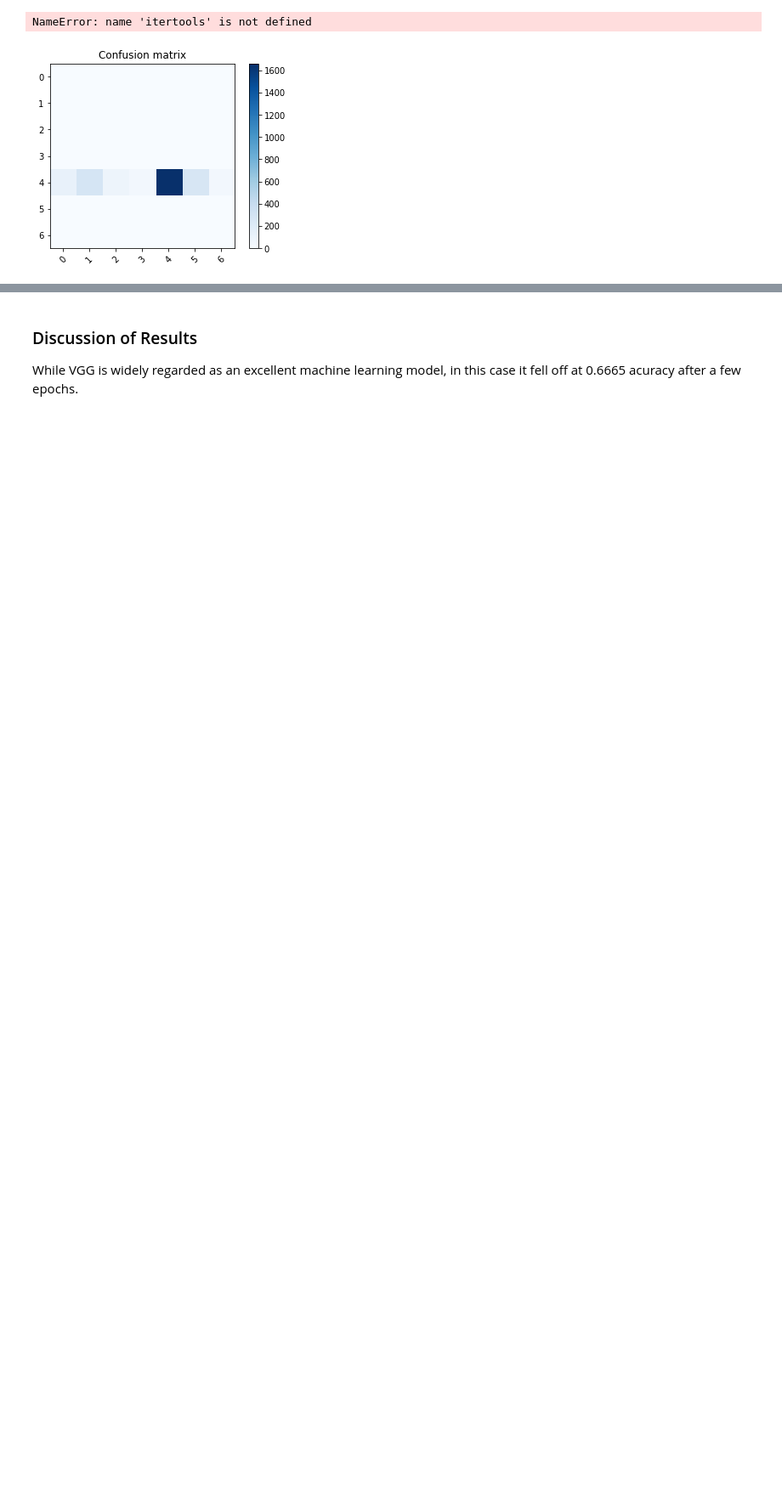
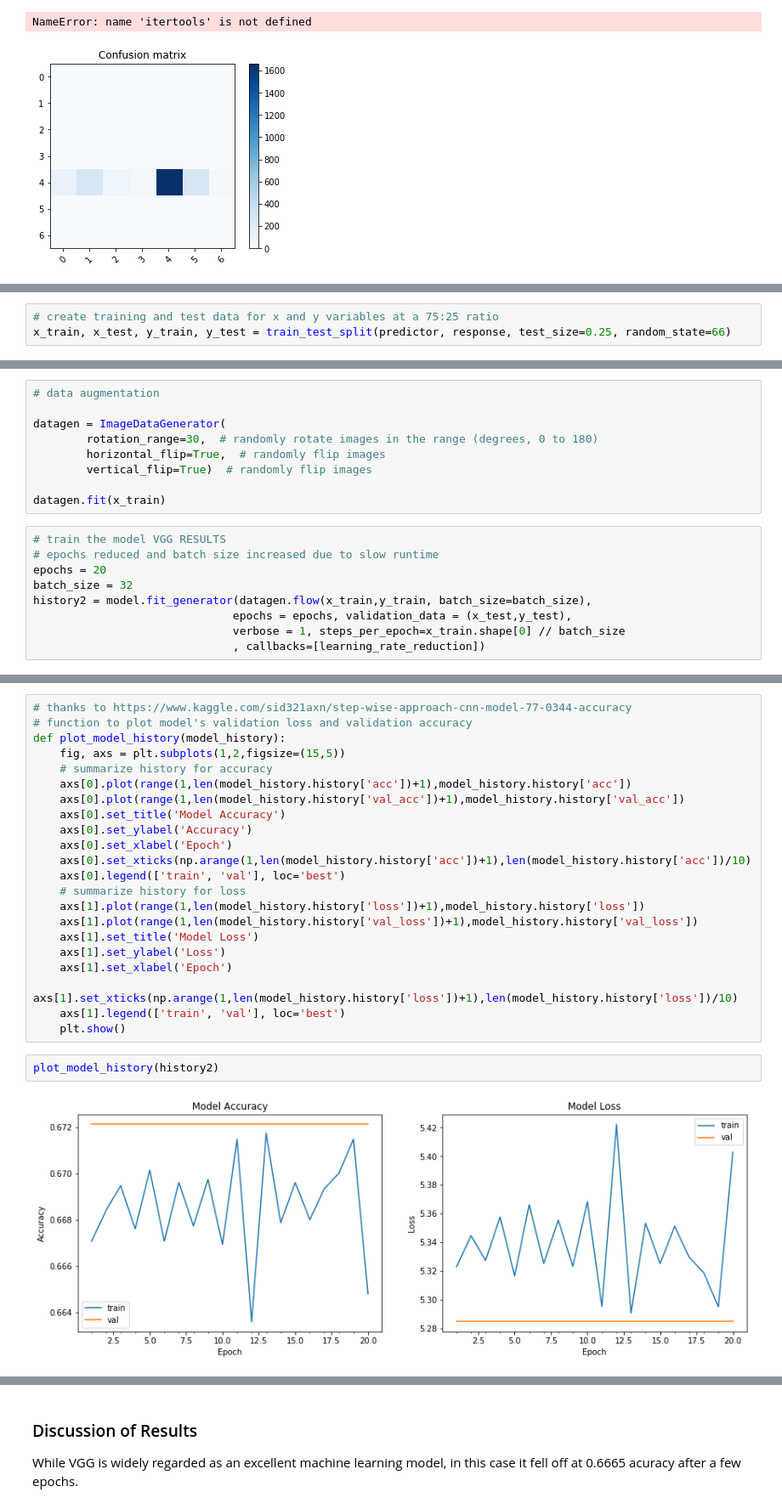
Before and after one commit to b-scott/Machine-Learning-Extended-Technical-Project, a Jupyter notebook: mletp/src/MachineLearningCode.ipynb, the cells around one changed output, grey strips where cells are left out. Shown at 85% size. Cells and saved outputs as stored; diff of their text form; blank space fills up the shorter version.

```diff
--- a/mletp/src/MachineLearningCode.ipynb
+++ b/mletp/src/MachineLearningCode.ipynb
@@ -558,0 +500,3 @@ print(y_train)
+# %%
+# create training and test data for x and y variables at a 75:25 ratio
+x_train, x_test, y_train, y_test = train_test_split(predictor, response, test_size=0.25, random_state=66)
@@ -558,0 +579,18 @@ print(y_train)
+# %%
+# data augmentation
+
+datagen = ImageDataGenerator(
+        rotation_range=30,  # randomly rotate images in the range (degrees, 0 to 180)
+        horizontal_flip=True,  # randomly flip images
+        vertical_flip=True)  # randomly flip images
+
+datagen.fit(x_train)
+# %%
+# train the model VGG RESULTS
+# epochs reduced and batch size increased due to slow runtime
+epochs = 20
+batch_size = 32
+history2 = model.fit_generator(datagen.flow(x_train,y_train, batch_size=batch_size),
+                              epochs = epochs, validation_data = (x_test,y_test),
+                              verbose = 1, steps_per_epoch=x_train.shape[0] // batch_size
+                              , callbacks=[learning_rate_reduction])
@@ -558,0 +615,26 @@ print(y_train)
+# %%
+# thanks to https://www.kaggle.com/sid321axn/step-wise-approach-cnn-model-77-0344-accuracy
+# function to plot model's validation loss and validation accuracy
+def plot_model_history(model_history):
+    fig, axs = plt.subplots(1,2,figsize=(15,5))
+    # summarize history for accuracy
+    axs[0].plot(range(1,len(model_history.history['acc'])+1),model_history.history['acc'])
+    axs[0].plot(range(1,len(model_history.history['val_acc'])+1),model_history.history['val_acc'])
+    axs[0].set_title('Model Accuracy')
+    axs[0].set_ylabel('Accuracy')
+    axs[0].set_xlabel('Epoch')
+    axs[0].set_xticks(np.arange(1,len(model_history.history['acc'])+1),len(model_history.history['acc'])/10)
+    axs[0].legend(['train', 'val'], loc='best')
+    # summarize history for loss
+    axs[1].plot(range(1,len(model_history.history['loss'])+1),model_history.history['loss'])
+    axs[1].plot(range(1,len(model_history.history['val_loss'])+1),model_history.history['val_loss'])
+    axs[1].set_title('Model Loss')
+    axs[1].set_ylabel('Loss')
+    axs[1].set_xlabel('Epoch')
+    axs[1].set_xticks(np.arange(1,len(model_history.history['loss'])+1),len(model_history.history['loss'])/10)
+    axs[1].legend(['train', 'val'], loc='best')
+    plt.show()
+# %%
+plot_model_history(history2)
+# %% [output]
+[figure, added]
```
Also changed, not shown: parts of 48 cells of this notebook, 1 other file.
